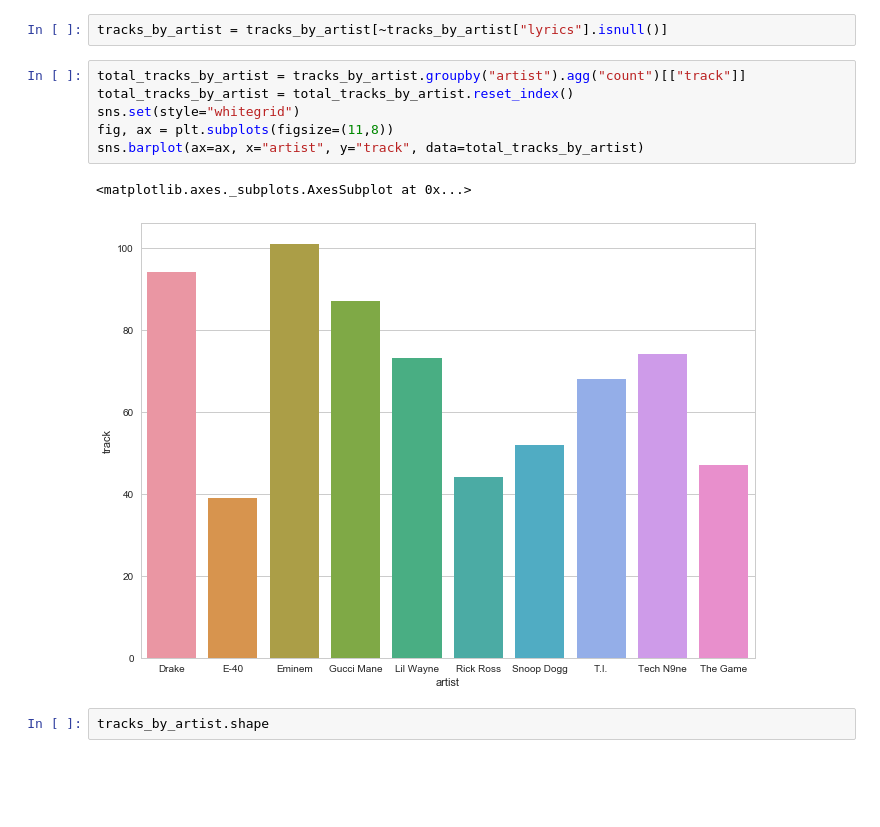
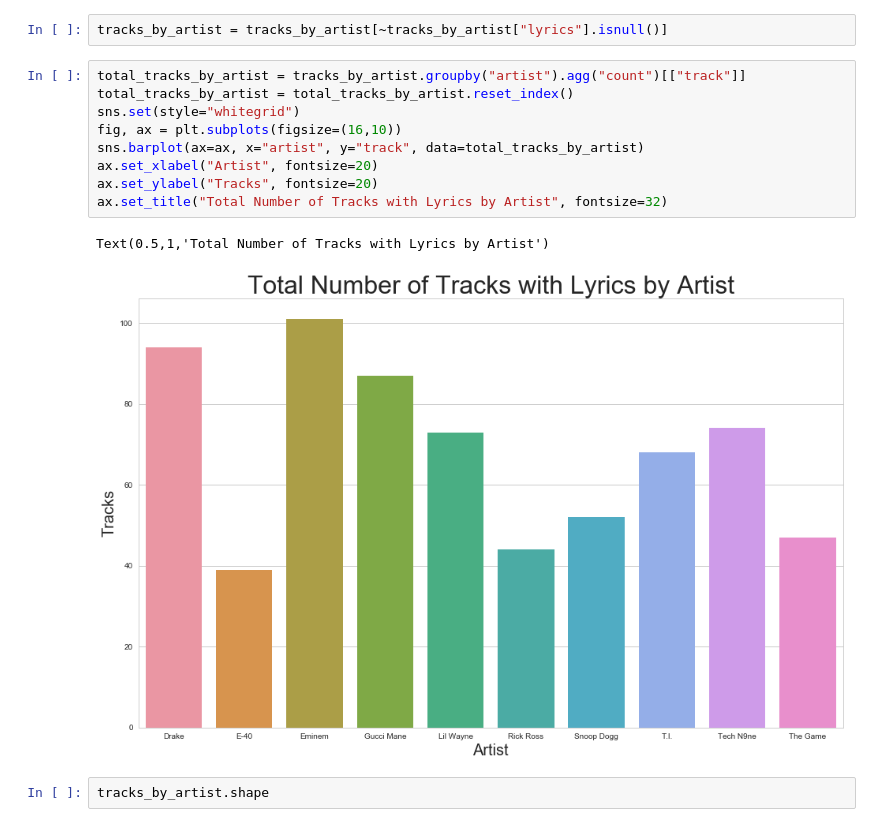
Before and after one commit to tpgmartin/rap_song_and_artists_analysis, a Jupyter notebook: Plot Total Number of Valid Tracks by Artist.ipynb, the cells around one changed output. Drawn from its saved outputs; the diff is of its cells as text; blank space fills up the shorter version.

Commit message:
Update report, create plot of number of tracks considered by artist

```diff
--- a/Plot Total Number of Valid Tracks by Artist.ipynb
+++ b/Plot Total Number of Valid Tracks by Artist.ipynb
@@ -20,12 +20,15 @@ tracks_by_artist = tracks_by_artist[~tracks_by_artist["lyrics"].isnull()]
 # %%
 total_tracks_by_artist = tracks_by_artist.groupby("artist").agg("count")[["track"]]
 total_tracks_by_artist = total_tracks_by_artist.reset_index()
 sns.set(style="whitegrid")
-fig, ax = plt.subplots(figsize=(11,8))
+fig, ax = plt.subplots(figsize=(16,10))
 sns.barplot(ax=ax, x="artist", y="track", data=total_tracks_by_artist)
+ax.set_xlabel("Artist", fontsize=20)
+ax.set_ylabel("Tracks", fontsize=20)
+ax.set_title("Total Number of Tracks with Lyrics by Artist", fontsize=32)
 # %% [output]
-<matplotlib.axes._subplots.AxesSubplot at 0x...>
+Text(0.5,1,'Total Number of Tracks with Lyrics by Artist')
-[figure, old version]
+[figure, new version]
 # %%
 tracks_by_artist.shape
 # %% [output]
```
Also changed, not shown: parts of 1 cell of this notebook, 3 other files.
